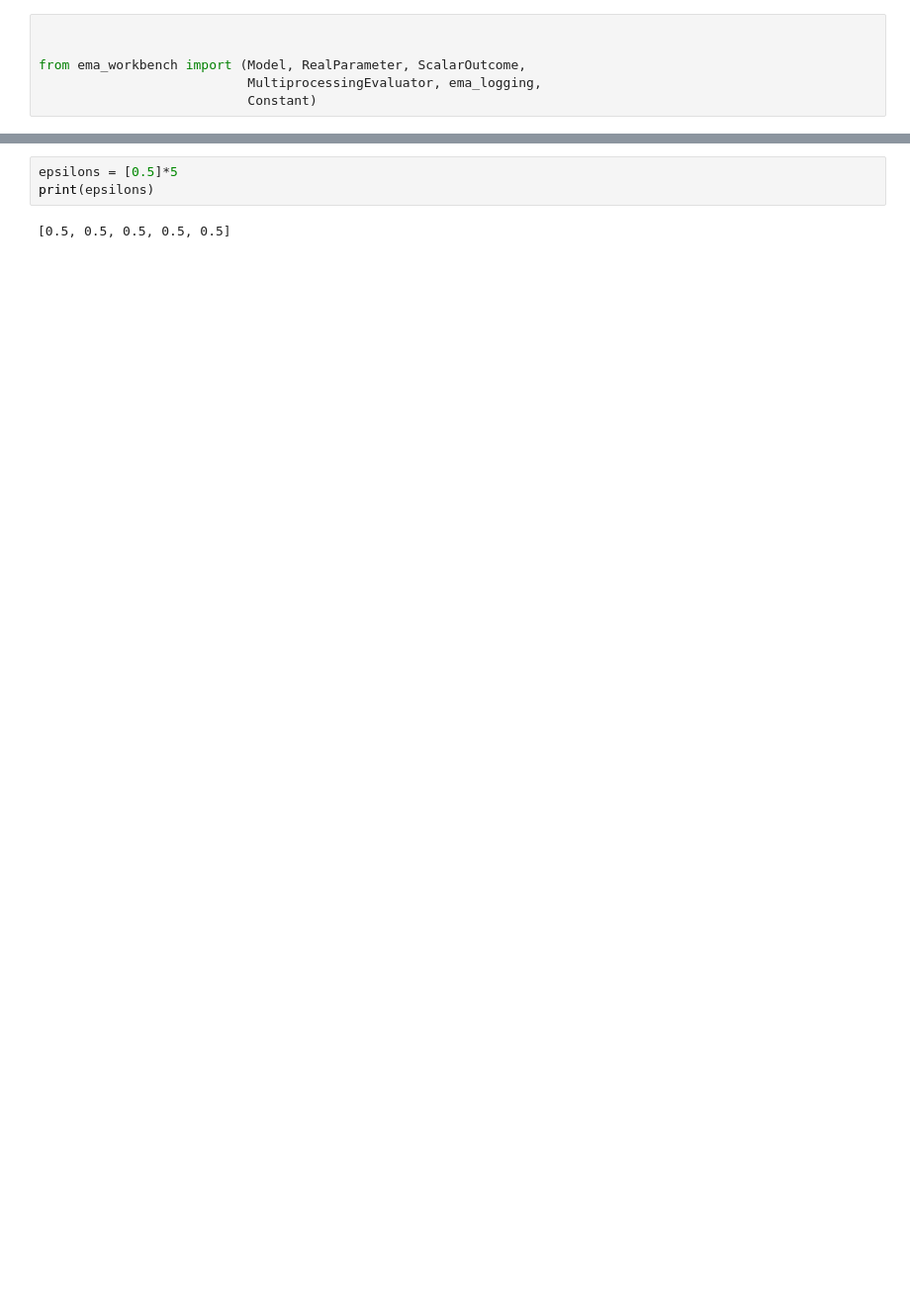
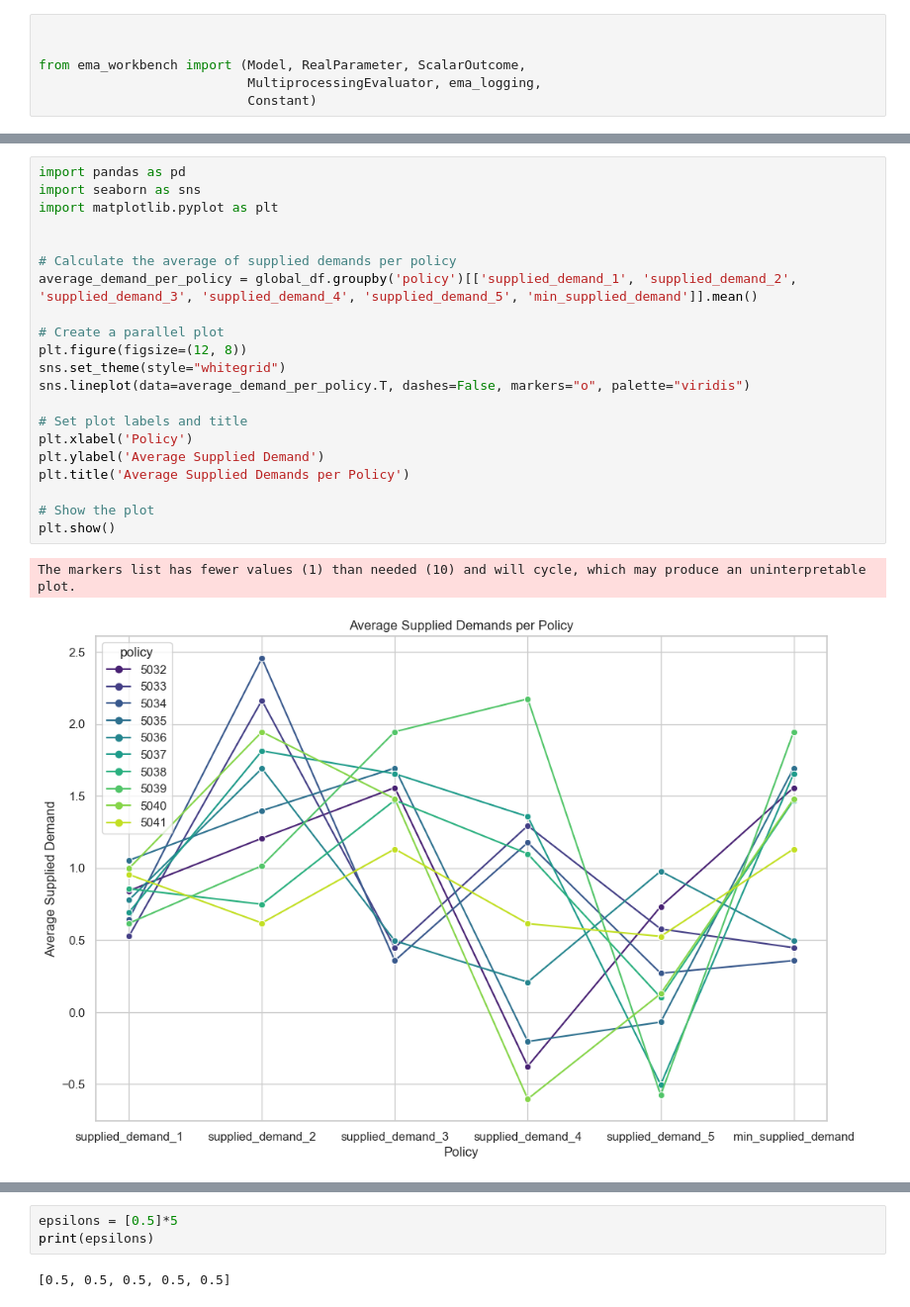
Before and after one commit to arielgoldin/GDL_Aquapheric_Policies, a Jupyter notebook: AMG_experimentation.ipynb, the cells around one changed output, grey strips where cells are left out. Shown at 99% size. Cells and saved outputs as stored; diff of their text form; blank space fills up the shorter version.

```diff
--- a/AMG_experimentation.ipynb
+++ b/AMG_experimentation.ipynb
@@ -87,3 +112,27 @@ global_df.head()
+# %%
+import pandas as pd
+import seaborn as sns
+import matplotlib.pyplot as plt
+
+
+# Calculate the average of supplied demands per policy
+average_demand_per_policy = global_df.groupby('policy')[['supplied_demand_1', 'supplied_demand_2', 'supplied_demand_3', 'supplied_demand_4', 'supplied_demand_5', 'min_supplied_demand']].mean()
+
+# Create a parallel plot
+plt.figure(figsize=(12, 8))
+sns.set_theme(style="whitegrid")
+sns.lineplot(data=average_demand_per_policy.T, dashes=False, markers="o", palette="viridis")
+
+# Set plot labels and title
+plt.xlabel('Policy')
+plt.ylabel('Average Supplied Demand')
+plt.title('Average Supplied Demands per Policy')
+
+# Show the plot
+plt.show()
+# %% [output]
+The markers list has fewer values (1) than needed (10) and will cycle, which may produce an uninterpretable plot.
+[figure, added]
 # %%
 import plotly.express as px
 import pandas as pd
```
Also changed, not shown: parts of 11 cells of this notebook, 4 other files.
